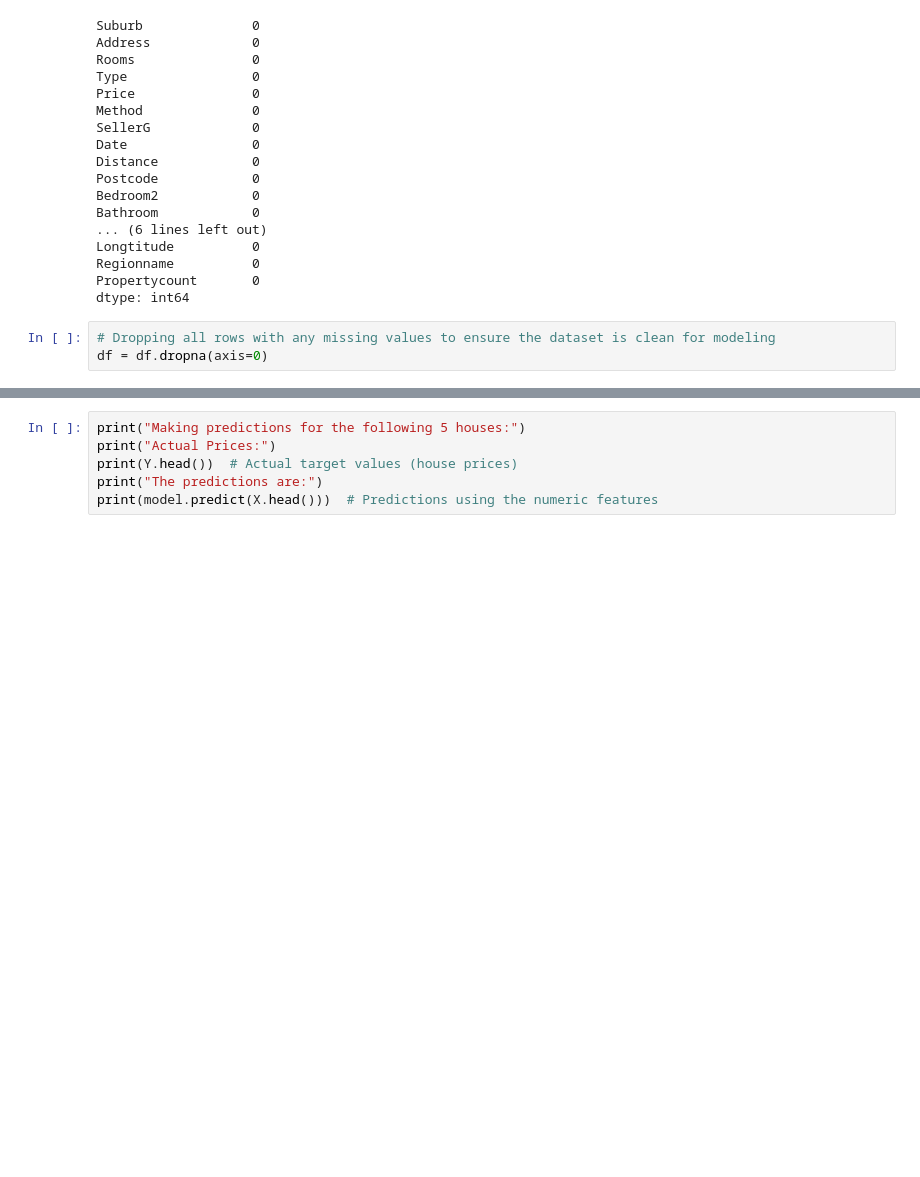
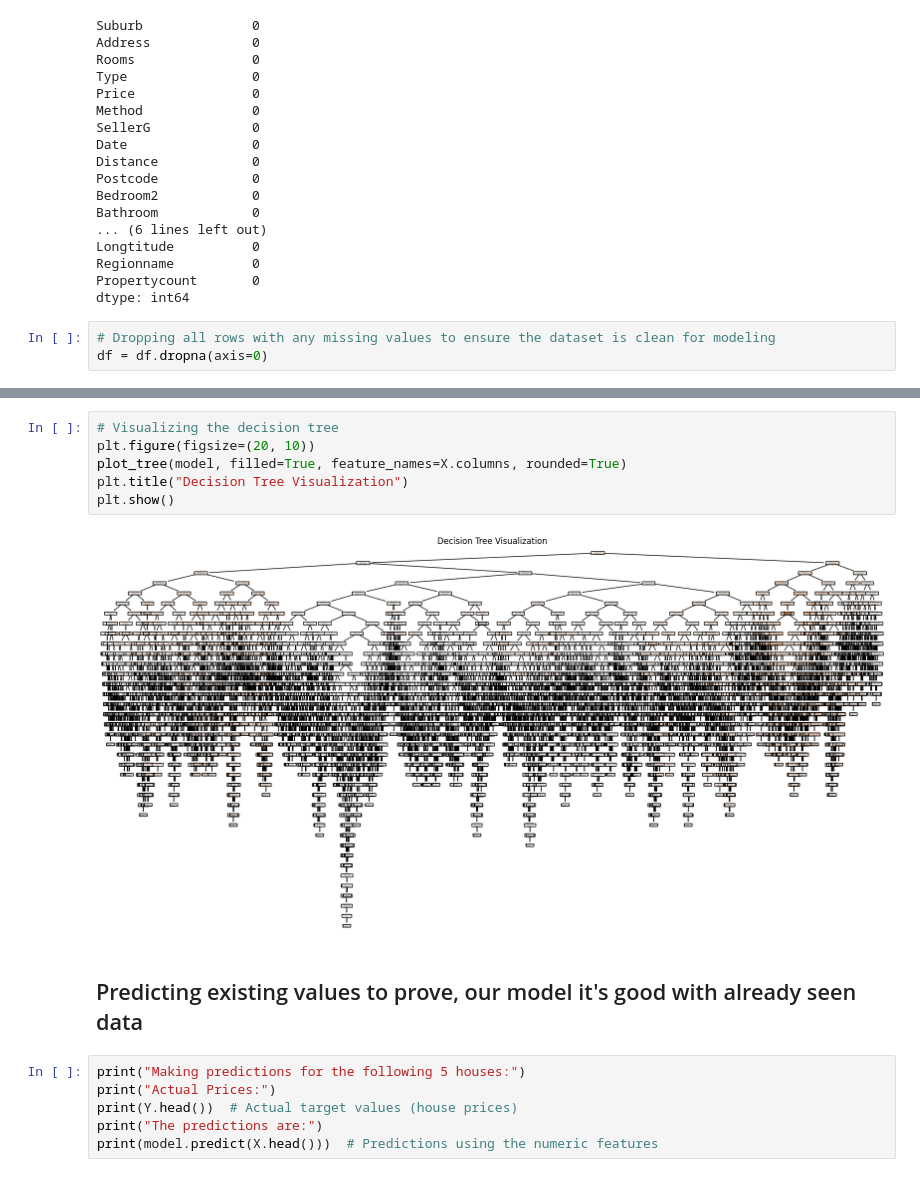
Before and after one commit to Zero5896/Basic-Decision-Trees, a Jupyter notebook: Housing-problem.ipynb, the cells around one changed output, grey strips where cells are left out. Saved outputs shown, nothing was run; the diff lists cells and outputs as text; blank space fills up the shorter version.

Commit message:
updatated graph and comments

```diff
--- a/Housing-problem.ipynb
+++ b/Housing-problem.ipynb
@@ -106,3 +127,13 @@ Mean Absolute Error on training data: 432.45642349903164
+# %%
+# Visualizing the decision tree
+plt.figure(figsize=(20, 10))
+plot_tree(model, filled=True, feature_names=X.columns, rounded=True)
+plt.title("Decision Tree Visualization")
+plt.show()
+# %% [output]
+[figure, added]
+# %% [markdown]
+## Predicting existing values to prove, our model it's good with already seen data
 # %%
 print("Making predictions for the following 5 houses:")
 print("Actual Prices:")
```
Also changed, not shown: parts of 12 cells of this notebook.
